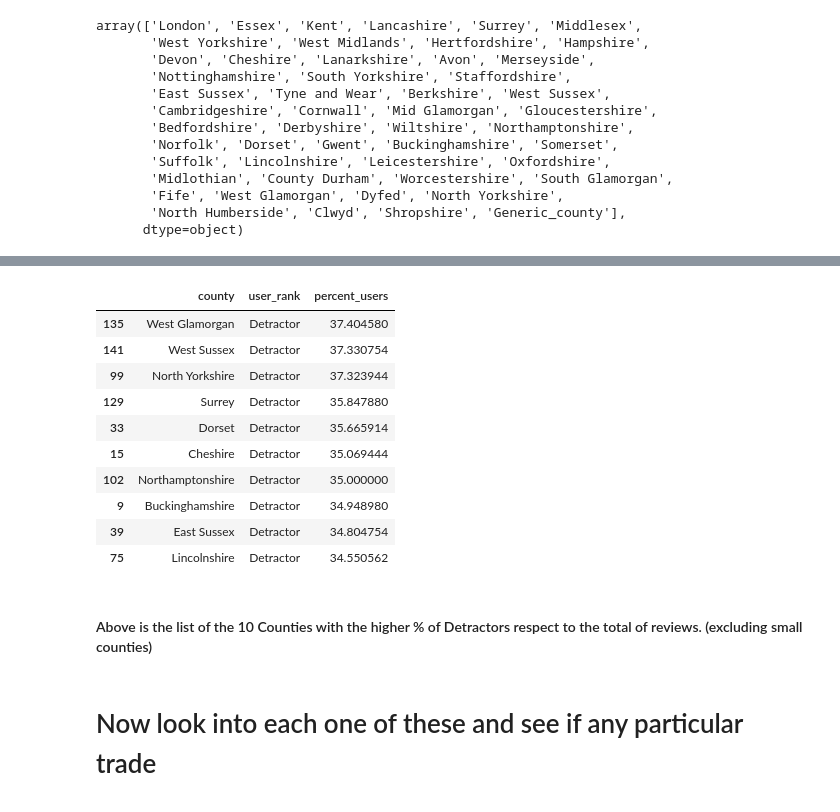
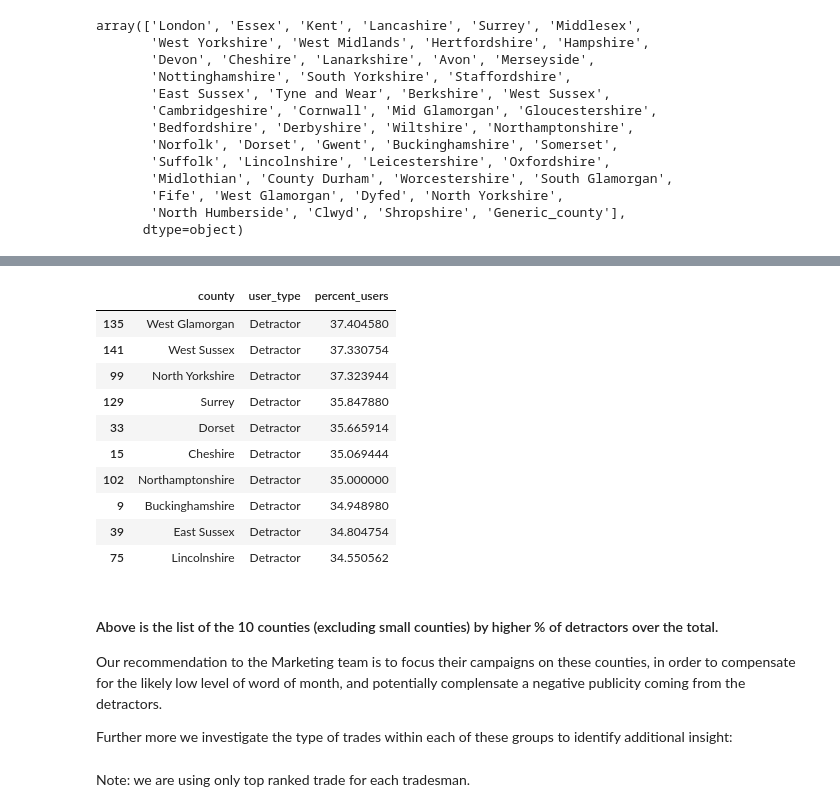
Before and after one commit to giacman/mybuilder_tech-task, a Jupyter notebook: tech_task.ipynb, the cells around one changed output, grey strips where cells are left out. Cells and saved outputs as stored; diff of their text form; code cells hidden in the pictures.

```diff
--- a/tech_task.ipynb
+++ b/tech_task.ipynb
@@ -236,7 +235,7 @@ ggplot(aes(x = "county", y = "count_users", color = 'user_rank'),data = data_2[d
 # %%
 # Let's have a look at the counties with higher percentage of detractors
 # %%
-counties = data_2.groupby(['county', 'user_rank']).agg({'count_users': 'sum'})
+counties = data_2.groupby(['county', 'user_type']).agg({'count_users': 'sum'})
 # %%
 counties_pcts = counties.groupby(level=0).apply(lambda x: 100 * x / float(x.sum()))
 # %%
@@ -244,9 +243,9 @@ counties_pcts = counties_pcts.rename(columns={"count_users": "percent_users"})
 # %%
 counties_pcts = counties_pcts.reset_index()
 # %%
-counties_pcts[counties_pcts['user_rank'] == 'Detractor'].sort_values(by = ['percent_users'], ascending=False).head(10)
+counties_pcts[counties_pcts['user_type'] == 'Detractor'].sort_values(by = ['percent_users'], ascending=False).head(10)
 # %% [output]
-|  | county | user_rank | percent_users |
+|  | county | user_type | percent_users |
 | 135 | West Glamorgan | Detractor | 37.404580 |
 | 141 | West Sussex | Detractor | 37.330754 |
 | 99 | North Yorkshire | Detractor | 37.323944 |
@@ -257,7 +256,10 @@ counties_pcts[counties_pcts['user_rank'] == 'Detractor'].sort_values(by = ['perc
 | 9 | Buckinghamshire | Detractor | 34.948980 |
 | 39 | East Sussex | Detractor | 34.804754 |
 | 75 | Lincolnshire | Detractor | 34.550562 |
-# %% [markdown]
-#### Above is the list of the 10 Counties with the higher % of Detractors respect to the total of reviews. (excluding small counties)
-# %% [markdown]
-# Now look into each one of these and see if any particular trade
+# %% [markdown]
+#### Above is the list of the 10 counties (excluding small counties) by higher % of detractors over the total.
+Our recommendation to the Marketing team is to focus their campaigns on these counties, in order to compensate for the likely low level of word of month, and potentially complensate a negative publicity coming from the detractors.
+
+Further more we investigate the type of trades within each of these groups to identify additional insight:
+# %% [markdown]
+Note: we are using only top ranked trade for each tradesman.
```
Also changed, not shown: parts of 13 cells of this notebook.
